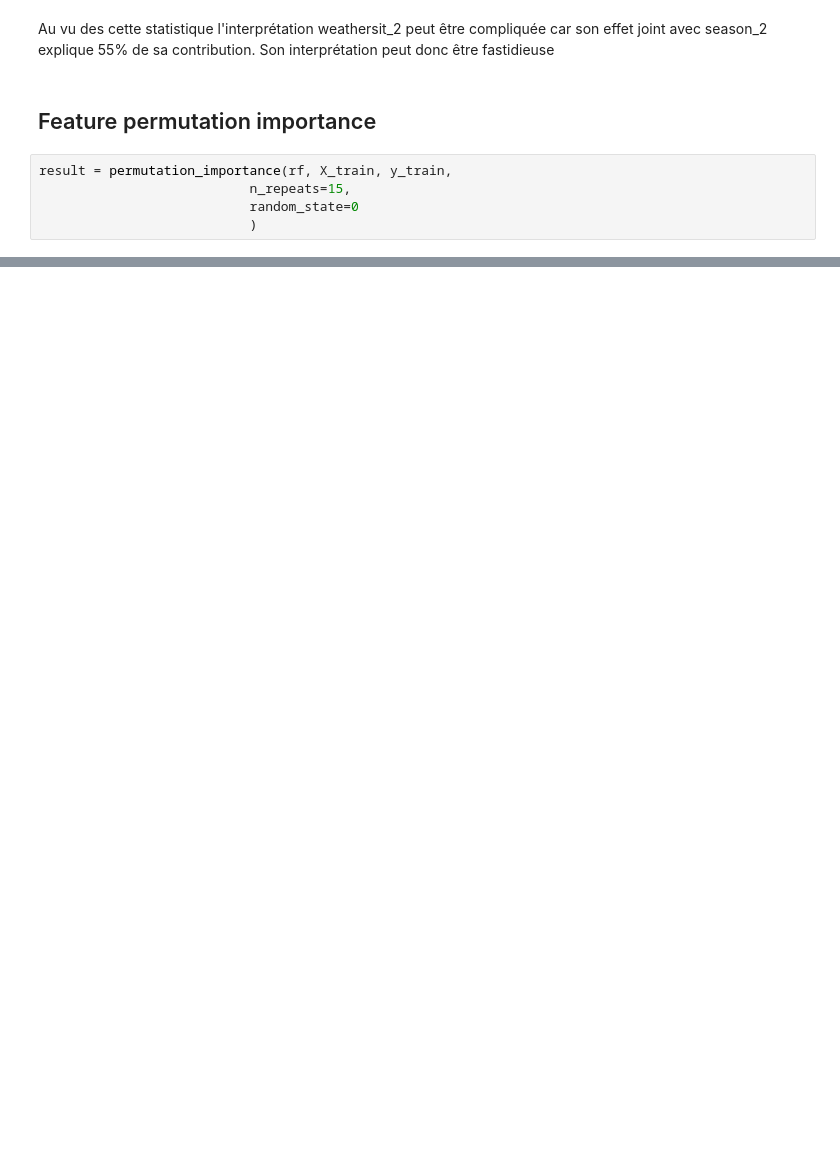
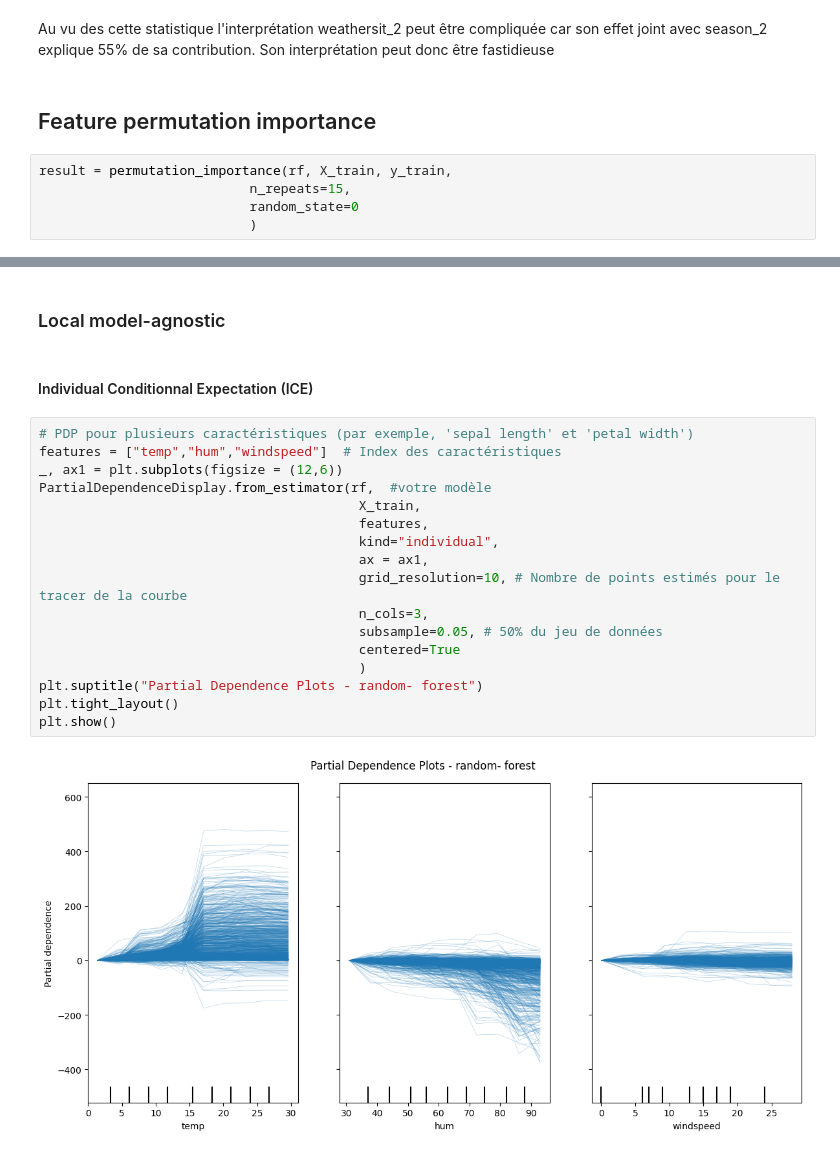
Before and after one commit to Roulitoo/cours_iae, a Jupyter notebook: 04_INTERPRETABLE_ML/code/interpretable_models_code.ipynb, the cells around one changed output, grey strips where cells are left out. Drawn from its saved outputs; the diff is of its cells as text; blank space fills up the shorter version.

```diff
--- a/04_INTERPRETABLE_ML/code/interpretable_models_code.ipynb
+++ b/04_INTERPRETABLE_ML/code/interpretable_models_code.ipynb
@@ -257,0 +296,23 @@ plt.show()
+# %% [markdown]
+### Local model-agnostic
+# %% [markdown]
+#### Individual Conditionnal Expectation (ICE)
+# %%
+# PDP pour plusieurs caractéristiques (par exemple, 'sepal length' et 'petal width')
+features = ["temp","hum","windspeed"]  # Index des caractéristiques
+_, ax1 = plt.subplots(figsize = (12,6))
+PartialDependenceDisplay.from_estimator(rf,  #votre modèle
+                                         X_train,
+                                         features,
+                                         kind="individual",
+                                         ax = ax1,
+                                         grid_resolution=10, # Nombre de points estimés pour le tracer de la courbe
+                                         n_cols=3,
+                                         subsample=0.05, # 50% du jeu de données
+                                         centered=True
+                                         )
+plt.suptitle("Partial Dependence Plots - random- forest")
+plt.tight_layout()
+plt.show()
+# %% [output]
+[figure, added]
```
Also changed, not shown: parts of 38 cells of this notebook, 25 other files.
